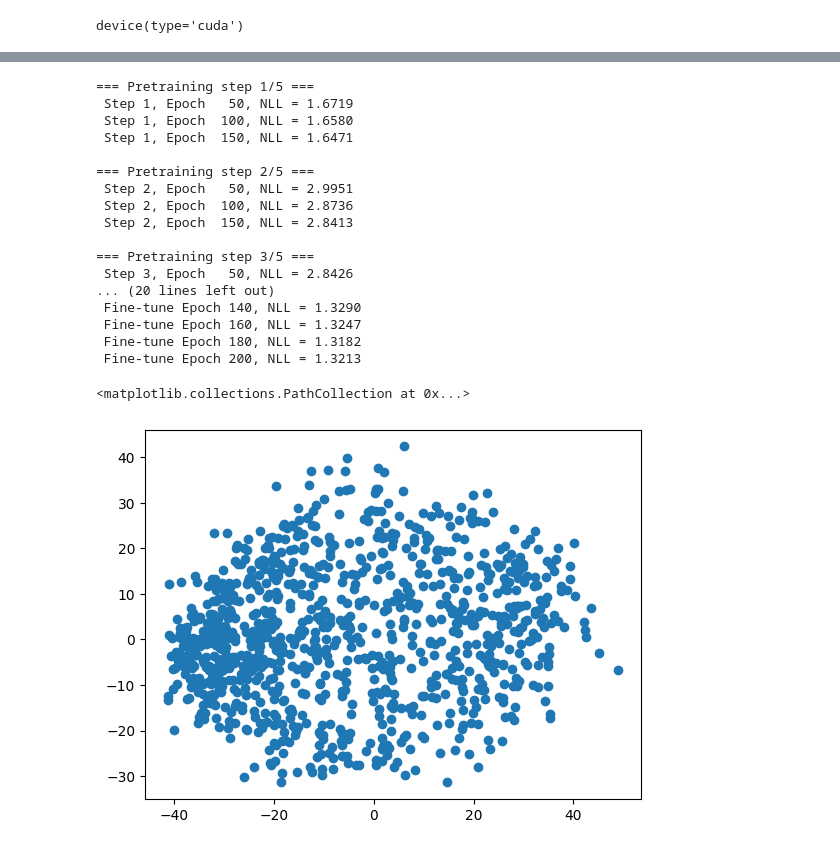
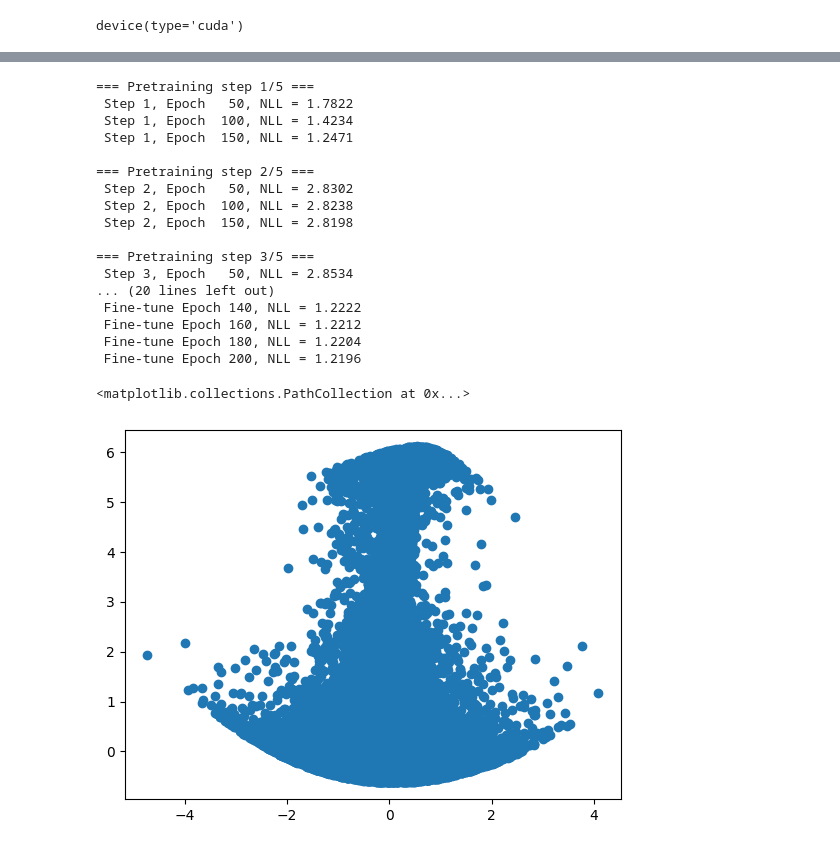
Before and after one commit to echen347/polymath25-ML, a Jupyter notebook: Untitled23.ipynb, the cells around one changed output, grey strips where cells are left out. Cells and saved outputs as stored; diff of their text form; code cells hidden in the pictures.

Commit message:
some graphs added

```diff
--- a/Untitled23.ipynb
+++ b/Untitled23.ipynb
@@ -135,7 +135,7 @@ def inverse_flow(model, z, betas):
         z = z - beta * grad_F(model, z)
     return z
 # %%
-def sample_banana(n_samples=10000, sigma=1.0, noise=0.1):
+def sample_banana(n_samples=5000, sigma=1.0, noise=0.2):
     u = np.random.normal(0, sigma, size=n_samples)
     x1 = u
     x2 = (u**2)/4 + np.random.normal(0, noise, size=n_samples)
@@ -152,7 +152,7 @@ from torch.utils.data import DataLoader, TensorDataset
 
 X_tensor = torch.tensor(X, dtype=torch.float32)
 dataset = TensorDataset(X_tensor)
-dataloader = DataLoader(dataset, batch_size=1024, shuffle=True)
+dataloader = DataLoader(dataset, batch_size=512, shuffle=True)
 
 DIM = 2
 HIDDEN_DIMS = [16, 32, 16]
@@ -188,7 +188,7 @@ for epoch in range(1, 200):
 
         total_loss += loss.item() * x_batch.size(0)
 
-    #scheduler.step(total_loss / len(X_tensor))
+    scheduler.step(total_loss / len(X_tensor))
 
 
     if epoch % 5 == 0:
@@ -226,0 +368,6 @@ plt.show()
+# %%
+base_samples = base.sample_n(1000).cpu().numpy()
+plt.scatter(base_samples[:,0], base_samples[:,1], alpha=1, label='Base Distribution Samples')
+flow_samples, _ = flow_and_logdet(model, X_tensor.to(device), betas)
+flow_samples = flow_samples.detach().cpu().numpy()
+plt.scatter(flow_samples[:,0], flow_samples[:,1], label='Learned Samples', alpha=0.2)
@@ -267,7 +471,7 @@ dataloader = DataLoader(dataset, batch_size=1024, shuffle=True)
 
 device = torch.device("cuda" if torch.cuda.is_available() else "cpu")
 DIM = 2
-HIDDEN_DIMS = [64, 256, 128, 64]
+HIDDEN_DIMS = [16, 32, 16]
 K = 5
 
 # K separate ICNNs and betas
@@ -285,7 +489,7 @@ base = torch.distributions.MultivariateNormal(
 # Greedy pretraining loop
 # -----------------------------------------------------------------------------
 pretrain_epochs_per_step = 150
-lr_model  = 1e-4
+lr_model  = 1e-3
 lr_beta   = 1e-3
 
 for k in range(K):
@@ -385,40 +589,40 @@ for epoch in range(1, fine_tune_epochs+1):
         print(f" Fine‑tune Epoch {epoch:3d}, NLL = {avg_loss:.4f}")
 # %% [output]
 === Pretraining step 1/5 ===
- Step 1, Epoch   50, NLL = 1.6719
- Step 1, Epoch  100, NLL = 1.6580
- Step 1, Epoch  150, NLL = 1.6471
+ Step 1, Epoch   50, NLL = 1.7822
+ Step 1, Epoch  100, NLL = 1.4234
+ Step 1, Epoch  150, NLL = 1.2471
 
 === Pretraining step 2/5 ===
- Step 2, Epoch   50, NLL = 2.9951
- Step 2, Epoch  100, NLL = 2.8736
- Step 2, Epoch  150, NLL = 2.8413
+ Step 2, Epoch   50, NLL = 2.8302
+ Step 2, Epoch  100, NLL = 2.8238
+ Step 2, Epoch  150, NLL = 2.8198
 
 === Pretraining step 3/5 ===
- Step 3, Epoch   50, NLL = 2.8426
+ Step 3, Epoch   50, NLL = 2.8534
 ... (20 lines left out)
- Fine‑tune Epoch 140, NLL = 1.3290
- Fine‑tune Epoch 160, NLL = 1.3247
- Fine‑tune Epoch 180, NLL = 1.3182
- Fine‑tune Epoch 200, NLL = 1.3213
+ Fine‑tune Epoch 140, NLL = 1.2222
+ Fine‑tune Epoch 160, NLL = 1.2212
+ Fine‑tune Epoch 180, NLL = 1.2204
+ Fine‑tune Epoch 200, NLL = 1.2196
 # %%
 def inverse_flow(models , betas, z_k):
     """
     Apply the inverse of the K-step residual flow to map from base samples z_k back to x.
     """
     z = z_k
     # Iterate backwards through the models and betas
     for model_k, beta_k in zip(reversed(models), reversed(betas)):
         # Compute gradient at current z
         grad = grad_F(model_k, z)
         # Invert the step: z_prev = z - beta * grad_F(z)
         z = z - beta_k * grad
     return z
 
-samples = base.sample_n(1000).to(device)
+samples = base.sample_n(10000).to(device)
 flow_samples = inverse_flow(models, betas, samples)
 flow_samples = flow_samples.detach().cpu().numpy()
 plt.scatter(flow_samples[:,0], flow_samples[:,1])
 # %% [output]
 <matplotlib.collections.PathCollection at 0x...>
-[figure, old version]
+[figure, new version]
```
Also changed, not shown: parts of 7 cells of this notebook.
